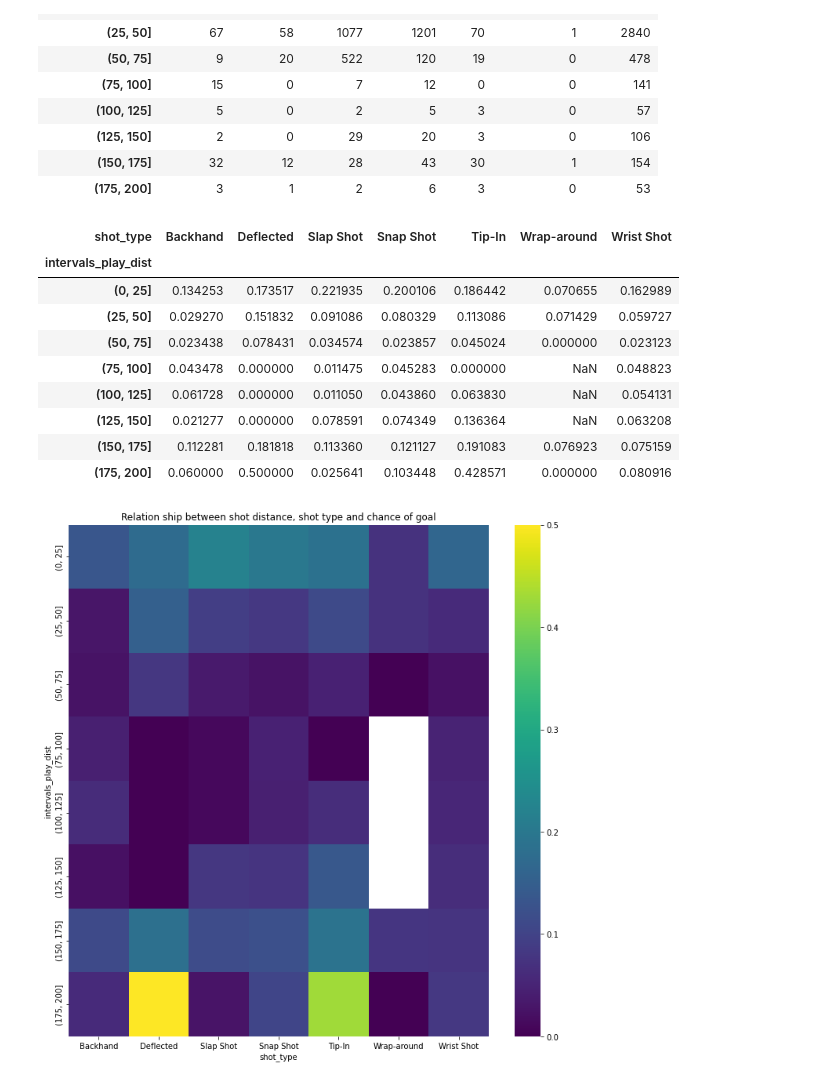
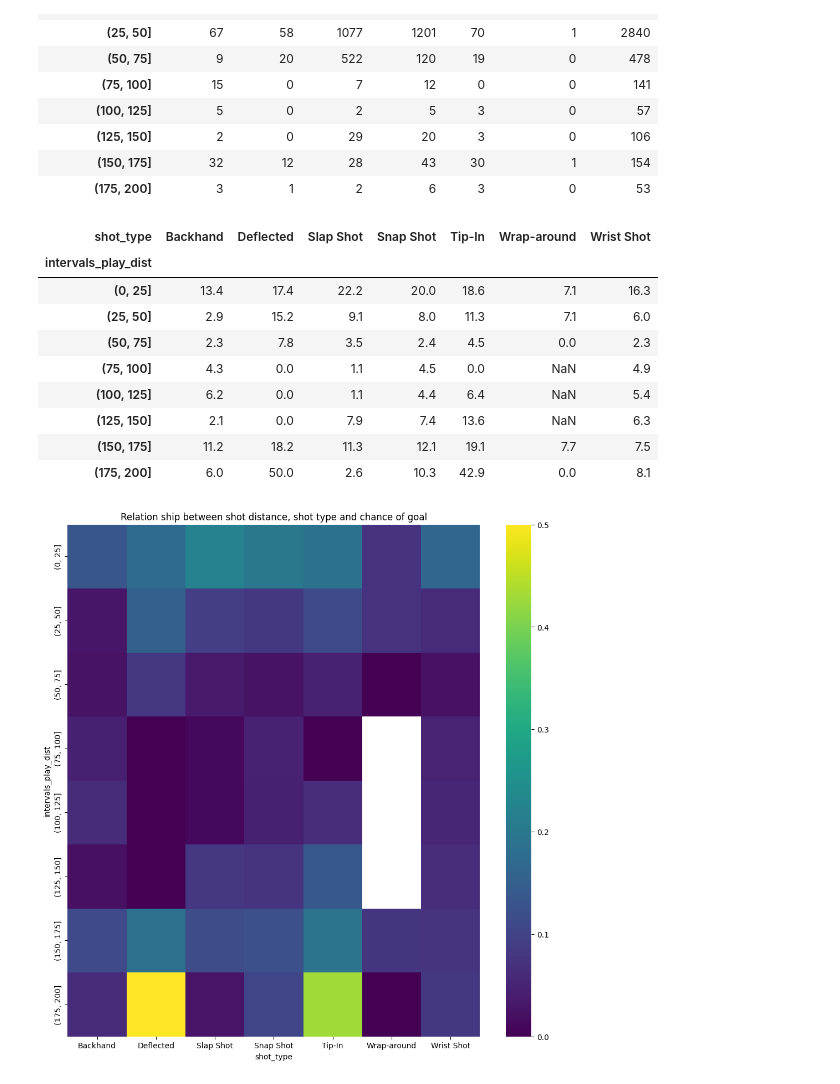
Before and after one commit to hfereidouni/DataScience, a Jupyter notebook: CodeBase/visualization_pt1.ipynb, the cells around one changed output. Drawn from its saved outputs; the diff is of its cells as text; code cells hidden in the pictures.

```diff
--- a/CodeBase/visualization_pt1.ipynb
+++ b/CodeBase/visualization_pt1.ipynb
@@ -197,17 +202,17 @@ df_1820_whole_goal
 | (175, 200] | 3 | 1 | 2 | 6 | 3 | 0 | 53 |
 # %%
 df_1820_q3 = df_1820_whole_goal/df_1820_whole_shot
-df_1820_q3
+round(df_1820_q3*100,1)
 # %% [output]
 | shot_type | Backhand | Deflected | Slap Shot | Snap Shot | Tip-In | Wrap-around | Wrist Shot |
 | intervals_play_dist |  |  |  |  |  |  |  |
-| (0, 25] | 0.134253 | 0.173517 | 0.221935 | 0.200106 | 0.186442 | 0.070655 | 0.162989 |
-| (25, 50] | 0.029270 | 0.151832 | 0.091086 | 0.080329 | 0.113086 | 0.071429 | 0.059727 |
-| (50, 75] | 0.023438 | 0.078431 | 0.034574 | 0.023857 | 0.045024 | 0.000000 | 0.023123 |
-| (75, 100] | 0.043478 | 0.000000 | 0.011475 | 0.045283 | 0.000000 | NaN | 0.048823 |
-| (100, 125] | 0.061728 | 0.000000 | 0.011050 | 0.043860 | 0.063830 | NaN | 0.054131 |
-| (125, 150] | 0.021277 | 0.000000 | 0.078591 | 0.074349 | 0.136364 | NaN | 0.063208 |
-| (150, 175] | 0.112281 | 0.181818 | 0.113360 | 0.121127 | 0.191083 | 0.076923 | 0.075159 |
-| (175, 200] | 0.060000 | 0.500000 | 0.025641 | 0.103448 | 0.428571 | 0.000000 | 0.080916 |
+| (0, 25] | 13.4 | 17.4 | 22.2 | 20.0 | 18.6 | 7.1 | 16.3 |
+| (25, 50] | 2.9 | 15.2 | 9.1 | 8.0 | 11.3 | 7.1 | 6.0 |
+| (50, 75] | 2.3 | 7.8 | 3.5 | 2.4 | 4.5 | 0.0 | 2.3 |
+| (75, 100] | 4.3 | 0.0 | 1.1 | 4.5 | 0.0 | NaN | 4.9 |
+| (100, 125] | 6.2 | 0.0 | 1.1 | 4.4 | 6.4 | NaN | 5.4 |
+| (125, 150] | 2.1 | 0.0 | 7.9 | 7.4 | 13.6 | NaN | 6.3 |
+| (150, 175] | 11.2 | 18.2 | 11.3 | 12.1 | 19.1 | 7.7 | 7.5 |
+| (175, 200] | 6.0 | 50.0 | 2.6 | 10.3 | 42.9 | 0.0 | 8.1 |
 # %%
 plt.figure(figsize = (12,12))
```
Also changed, not shown: parts of 4 cells of this notebook.
